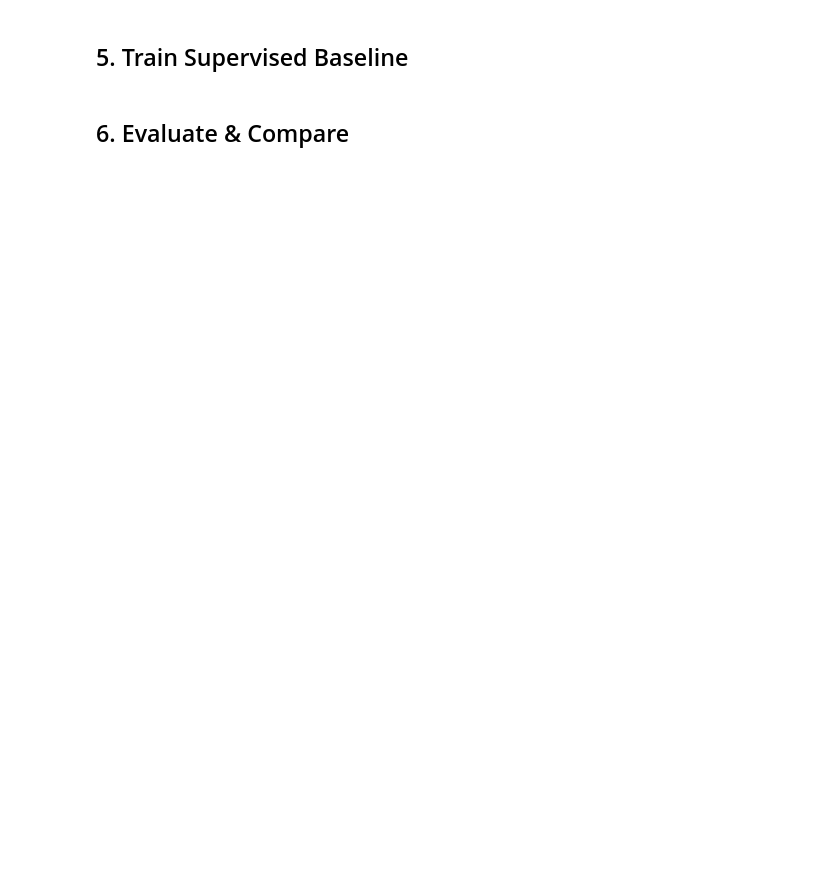
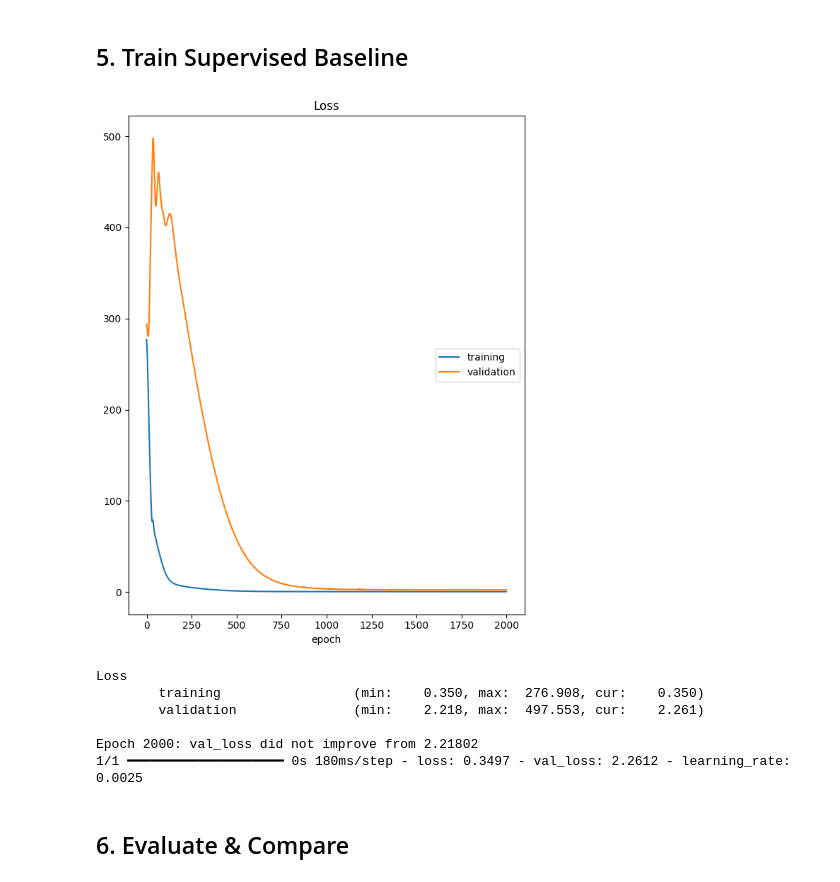
Before and after one commit to mwohlers/BarlowTwins_NIR, a Jupyter notebook: examples/kiwifruit_example.ipynb, the cells around one changed output. Cells and saved outputs as stored; diff of their text form; code cells hidden in the pictures; blank space fills up the shorter version.

```diff
--- a/examples/kiwifruit_example.ipynb
+++ b/examples/kiwifruit_example.ipynb
@@ -36,7 +73,7 @@ from barlow_twins_nir import (
 # %% [markdown]
 ## 2. Load & Preprocess
 # %%
-DATA_PATH = '/data/kiwifruit_dat.csv'  # adjust path as needed
+DATA_PATH = '../data/kiwifruit_dat.csv'  # adjust path as needed
 X_LOWER = 'X402'
 X_UPPER = 'X1065'
 TARGET_COL = 'DM'
@@ -161,26 +219,34 @@ sup_model = build_supervised_model(
 # %%
 callbacks_sup = [
     PlotLossesKerasTF(),
     EarlyStopping(monitor='loss', min_delta=1e-3, patience=150,
                   restore_best_weights=True),
     ReduceLROnPlateau(patience=25, factor=0.5, min_lr=1e-6,
                       monitor='loss', verbose=0),
     keras.callbacks.ModelCheckpoint(
         filepath='model_weights.keras', verbose=1, save_best_only=True
     ),
 ]
 
 history_sup = sup_model.fit(
     features_sub_norm,
     target_sub,
-    epochs=1000,
+    epochs=2000,
     batch_size=500,
     validation_data=(
         features_norm.loc[kiwi['Dataset'] == 'Validation'].values,
         kiwi.loc[kiwi['Dataset'] == 'Validation', TARGET_COL].values,
     ),
     callbacks=callbacks_sup,
 )
+# %% [output]
+[figure, added]
+Loss
+        training                 (min:    0.350, max:  276.908, cur:    0.350)
+        validation               (min:    2.218, max:  497.553, cur:    2.261)
+
+Epoch 2000: val_loss did not improve from 2.21802
+1/1 ━━━━━━━━━━━━━━━━━━━━ 0s 180ms/step - loss: 0.3497 - val_loss: 2.2612 - learning_rate: 0.0025
 # %% [markdown]
 ## 6. Evaluate & Compare
 # %%
```
Also changed, not shown: parts of 13 cells of this notebook, 14 other files.
